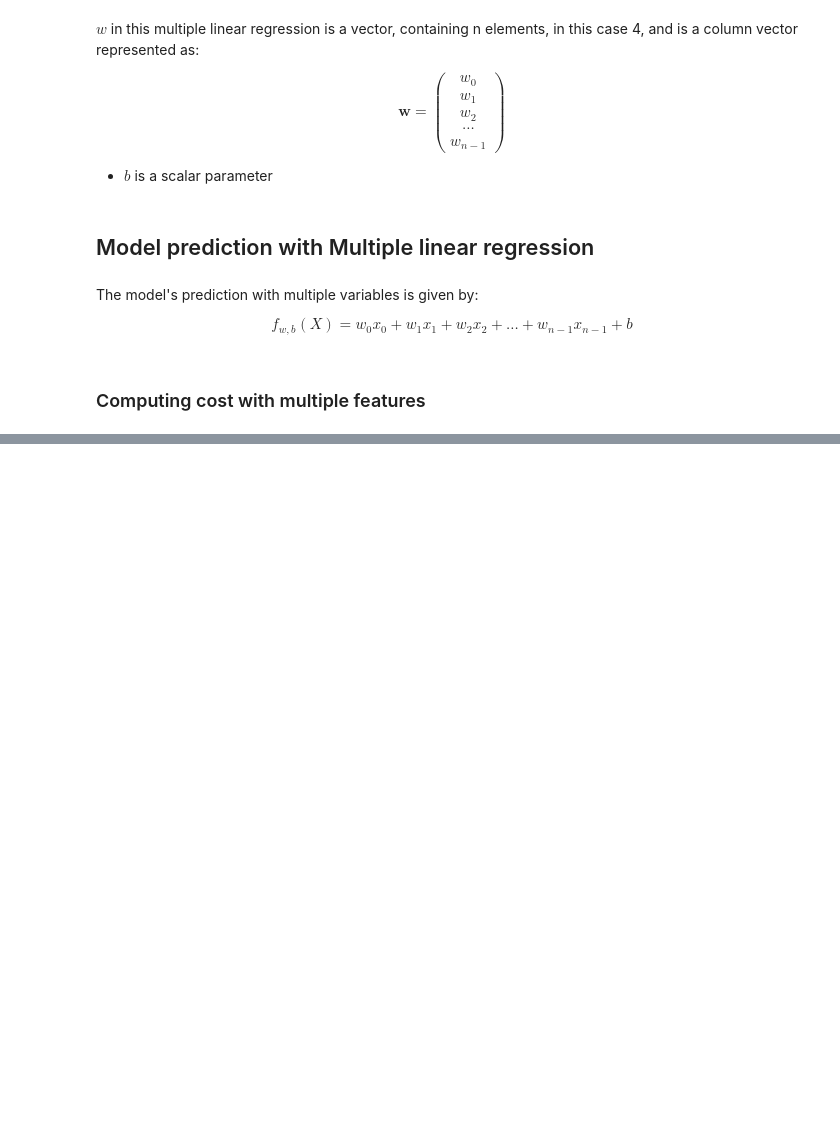
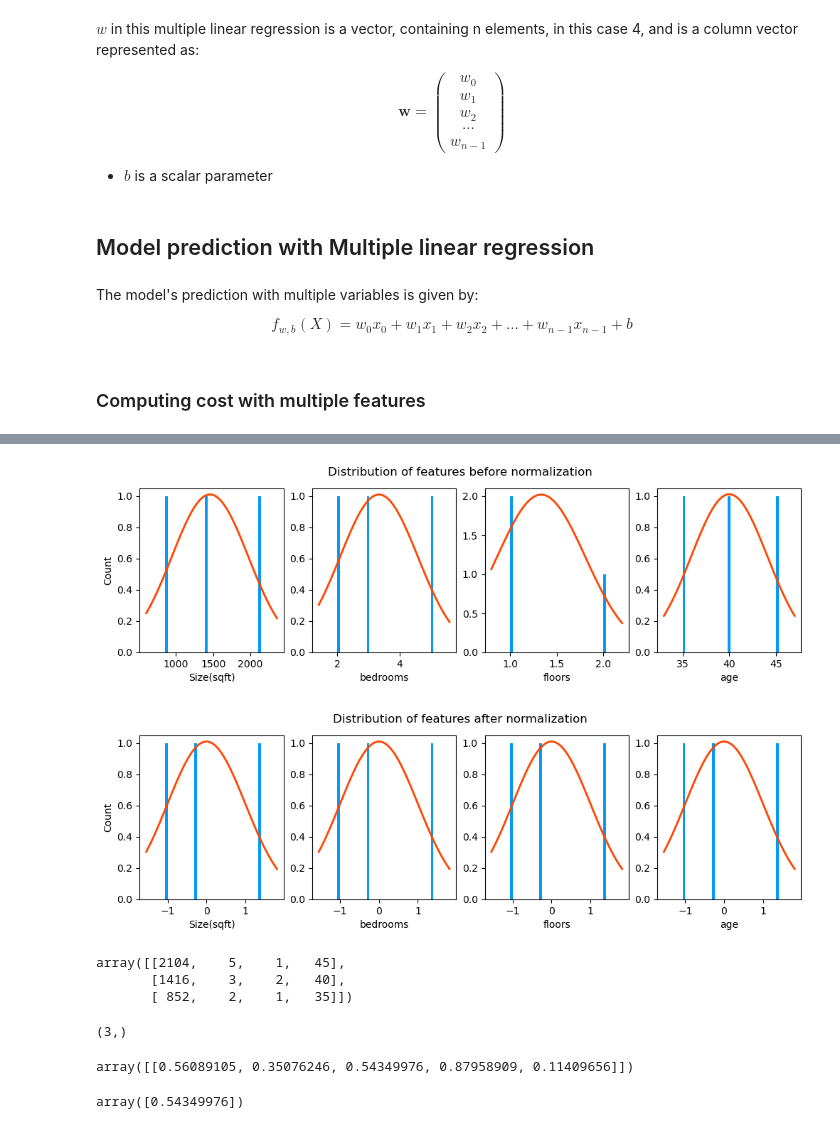
Before and after one commit to FRANKSADWAR/Regression_labs, a Jupyter notebook: Regression_LAB_Cousera.ipynb, the cells around one changed output, grey strips where cells are left out. Saved outputs shown, nothing was run; the diff lists cells and outputs as text; code cells hidden in the pictures; blank space fills up the shorter version.

```diff
--- a/Regression_LAB_Cousera.ipynb
+++ b/Regression_LAB_Cousera.ipynb
@@ -426,0 +599,6 @@ def predict (x, w, b):
+# %%
+def z_score_normalize_features(X):
+    mu = np.mean(X, axis=0) ## find the mean of each column/feature
+    sigma = np.std(X, axis = 0) ## find the standard deviation of each feature
+    X_norm = (X -mu)/sigma
+    return (X_norm, mu, sigma)
@@ -426,0 +638,2 @@ def predict (x, w, b):
+# %%
+X_norm, X_mu, X_sigma = z_score_normalize_features(X_train)
@@ -426,0 +648,44 @@ def predict (x, w, b):
+# %%
+def norm_plot(ax, data):
+    scale = (np.max(data) - np.min(data))*0.2
+    x = np.linspace(np.min(data)-scale,np.max(data)+scale,50)
+    _,bins, _ = ax.hist(data, x, color="xkcd:azure")
+    #ax.set_ylabel("Count")
+
+    mu = np.mean(data);
+    std = np.std(data);
+    dist = norm.pdf(bins, loc=mu, scale = std)
+
+    axr = ax.twinx()
+    axr.plot(bins,dist, color = "orangered", lw=2)
+    axr.set_ylim(bottom=0)
+    axr.axis('off')
+# %%
+fig, ax = plt.subplots(1, 4, figsize=(12,3))
+for i in range(len(ax)):
+    norm_plot(ax[i],X_train[:,i])
+    ax[i].set_xlabel(X_features[i])
+ax[0].set_ylabel("Count")
+fig.suptitle("Distribution of features before normalization")
+plt.show()
+
+fig, ax = plt.subplots(1,4,figsize=(12,3))
+for i in range(len(ax)):
+    norm_plot(ax[i],X_norm[:,1])
+    ax[i].set_xlabel(X_features[i])
+ax[0].set_ylabel("Count")
+fig.suptitle("Distribution of features after normalization")
+plt.show()
+# %% [output]
+[figure, added]
+[figure, added]
+# %%
+X_train
+# %% [output]
+array([[2104,    5,    1,   45],
+       [1416,    3,    2,   40],
+       [ 852,    2,    1,   35]])
+# %%
+X_train[:,3].shape
+# %% [output]
+(3,)
@@ -426,0 +694,8 @@ def predict (x, w, b):
+# %%
+z
+# %% [output]
+array([[0.56089105, 0.35076246, 0.54349976, 0.87958909, 0.11409656]])
+# %%
+z[:1,2]
+# %% [output]
+array([0.54349976])
```
Also changed, not shown: parts of 30 cells of this notebook.
